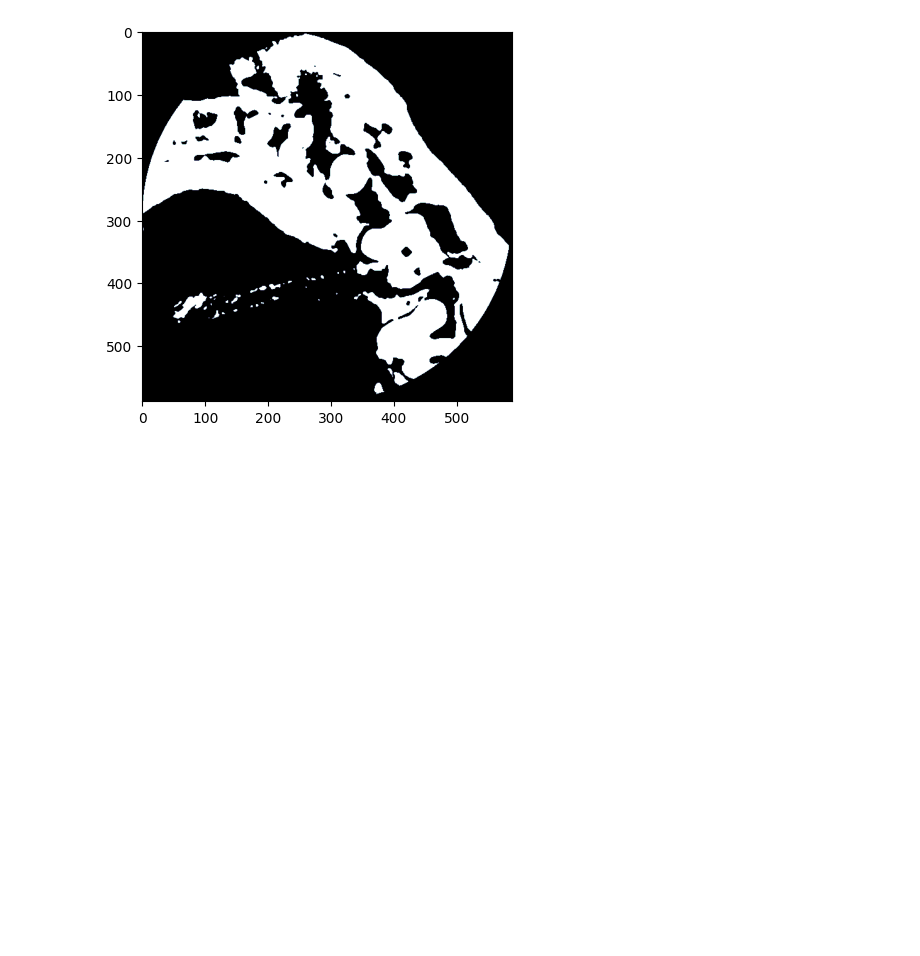
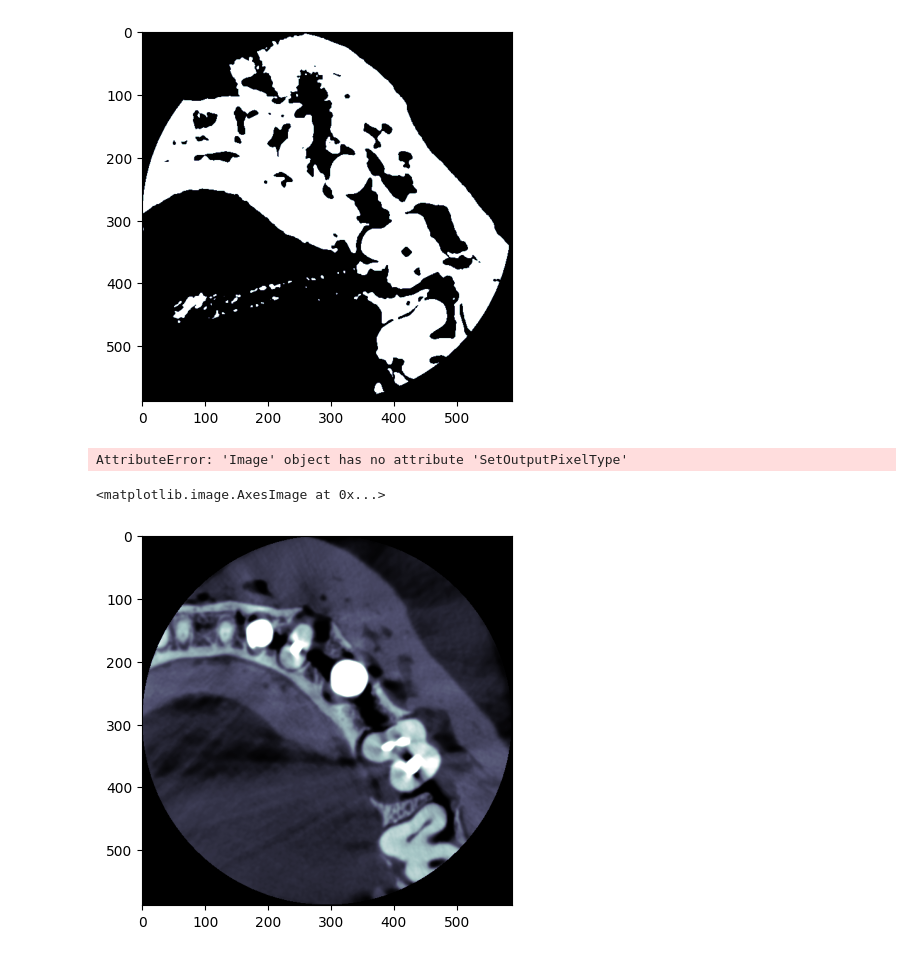
Before and after one commit to FilLTP89/artefacts, a Jupyter notebook: notebooks/normalize_dicom.ipynb, the cells around one changed output. Saved outputs shown, nothing was run; the diff lists cells and outputs as text; code cells hidden in the pictures; blank space fills up the shorter version.

```diff
--- a/notebooks/normalize_dicom.ipynb
+++ b/notebooks/normalize_dicom.ipynb
@@ -38,3 +38,42 @@ plt.imshow(clipped_hu, cmap=plt.cm.bone)
 # %% [output]
 <matplotlib.image.AxesImage at 0x...>
 [figure]
+# %%
+import numpy as np
+import SimpleITK as sitk
+
+
+
+# Load the CBCT image using SimpleITK
+cbct_image = sitk.ReadImage(high_metal_folder[1][250])
+
+
+
+# Convert the image to a NumPy array
+cbct_array = sitk.GetArrayFromImage(cbct_image)
+
+
+
+# Calculate the mean and standard deviation of the image
+mean = np.mean(cbct_array)
+std = np.std(cbct_array)
+
+
+
+# Normalize the image
+cbct_normalized = (cbct_array - mean) / std
+
+
+# Convert the normalized image back to a SimpleITK image
+cbct_normalized_image = sitk.GetImageFromArray(cbct_normalized)
+cbct_normalized_image.SetOutputPixelType(cbct_image.GetPixelIDValue())
+
+# Save the normalized image
+sitk.WriteImage(cbct_normalized_image, "test.dcm")
+# %% [output]
+AttributeError: 'Image' object has no attribute 'SetOutputPixelType'
+# %%
+plt.imshow(cbct_normalized[0], cmap=plt.cm.bone)
+# %% [output]
+<matplotlib.image.AxesImage at 0x...>
+[figure, added]
```
Also changed, not shown: parts of 1 cell of this notebook, 6 other files.
